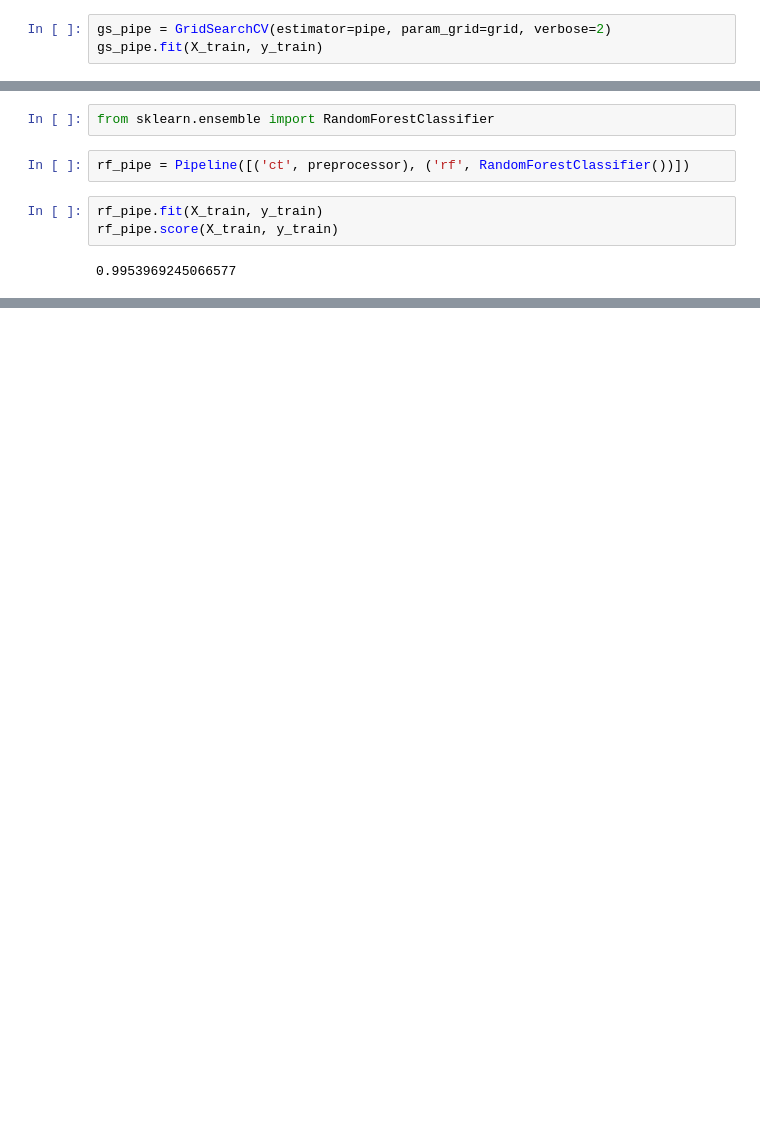
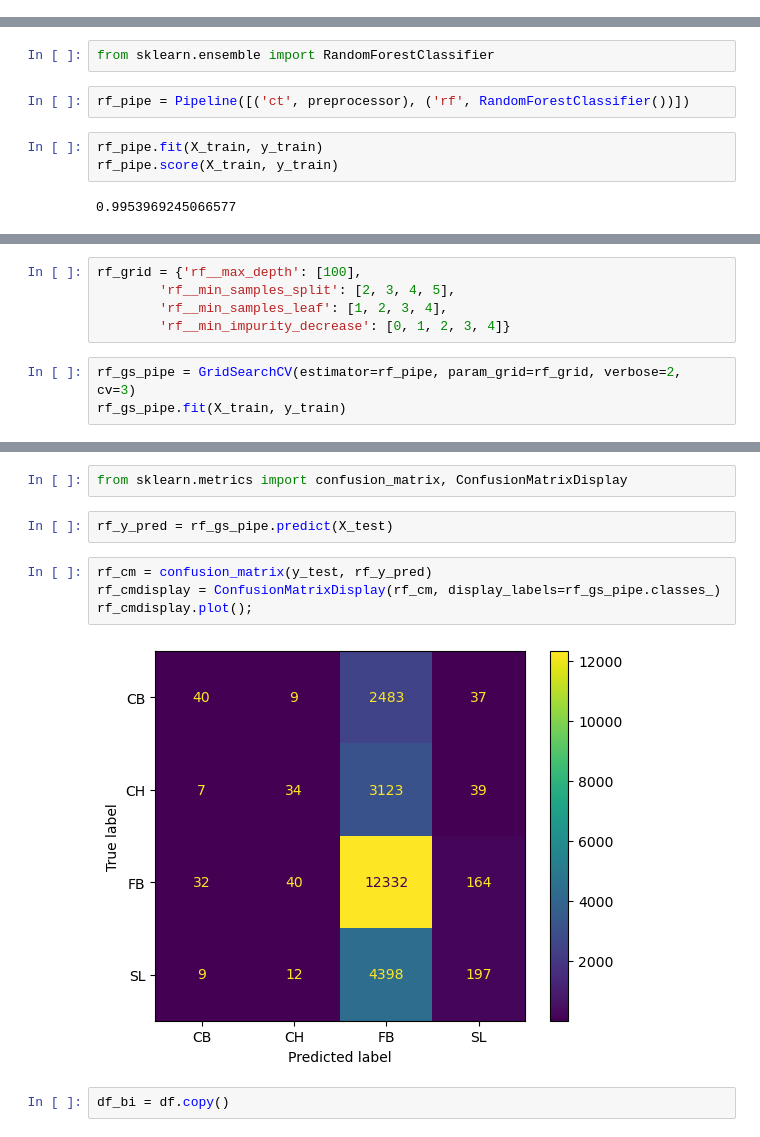
Before and after one commit to basstraining/pitch_predictor, a Jupyter notebook: notebooks/nathan_modeling.ipynb, the cells around one changed output, grey strips where cells are left out. Cells and saved outputs as stored; diff of their text form; blank space fills up the shorter version.

```diff
--- a/notebooks/nathan_modeling.ipynb
+++ b/notebooks/nathan_modeling.ipynb
@@ -83,6 +81,3 @@ array([0.44010454, 0.44271816, 0.44478327, 0.44187904, 0.44289552])
 grid = {'dt__max_depth': [None, 20, 40, 60, 80, 100]}
 # %%
 from sklearn.model_selection import GridSearchCV
-# %%
-gs_pipe = GridSearchCV(estimator=pipe, param_grid=grid, verbose=2)
-gs_pipe.fit(X_train, y_train)
@@ -134,0 +111,8 @@ array([0.52468419, 0.52410338, 0.52646482, 0.52719088, 0.52109199])
+# %%
+rf_grid = {'rf__max_depth': [100],
+        'rf__min_samples_split': [2, 3, 4, 5],
+        'rf__min_samples_leaf': [1, 2, 3, 4],
+        'rf__min_impurity_decrease': [0, 1, 2, 3, 4]}
+# %%
+rf_gs_pipe = GridSearchCV(estimator=rf_pipe, param_grid=rf_grid, verbose=2, cv=3)
+rf_gs_pipe.fit(X_train, y_train)
@@ -134,0 +157,12 @@ array([0.52468419, 0.52410338, 0.52646482, 0.52719088, 0.52109199])
+# %%
+from sklearn.metrics import confusion_matrix, ConfusionMatrixDisplay
+# %%
+rf_y_pred = rf_gs_pipe.predict(X_test)
+# %%
+rf_cm = confusion_matrix(y_test, rf_y_pred)
+rf_cmdisplay = ConfusionMatrixDisplay(rf_cm, display_labels=rf_gs_pipe.classes_)
+rf_cmdisplay.plot();
+# %% [output]
+[figure, added]
+# %%
+df_bi = df.copy()
```
Also changed, not shown: parts of 67 cells of this notebook.
